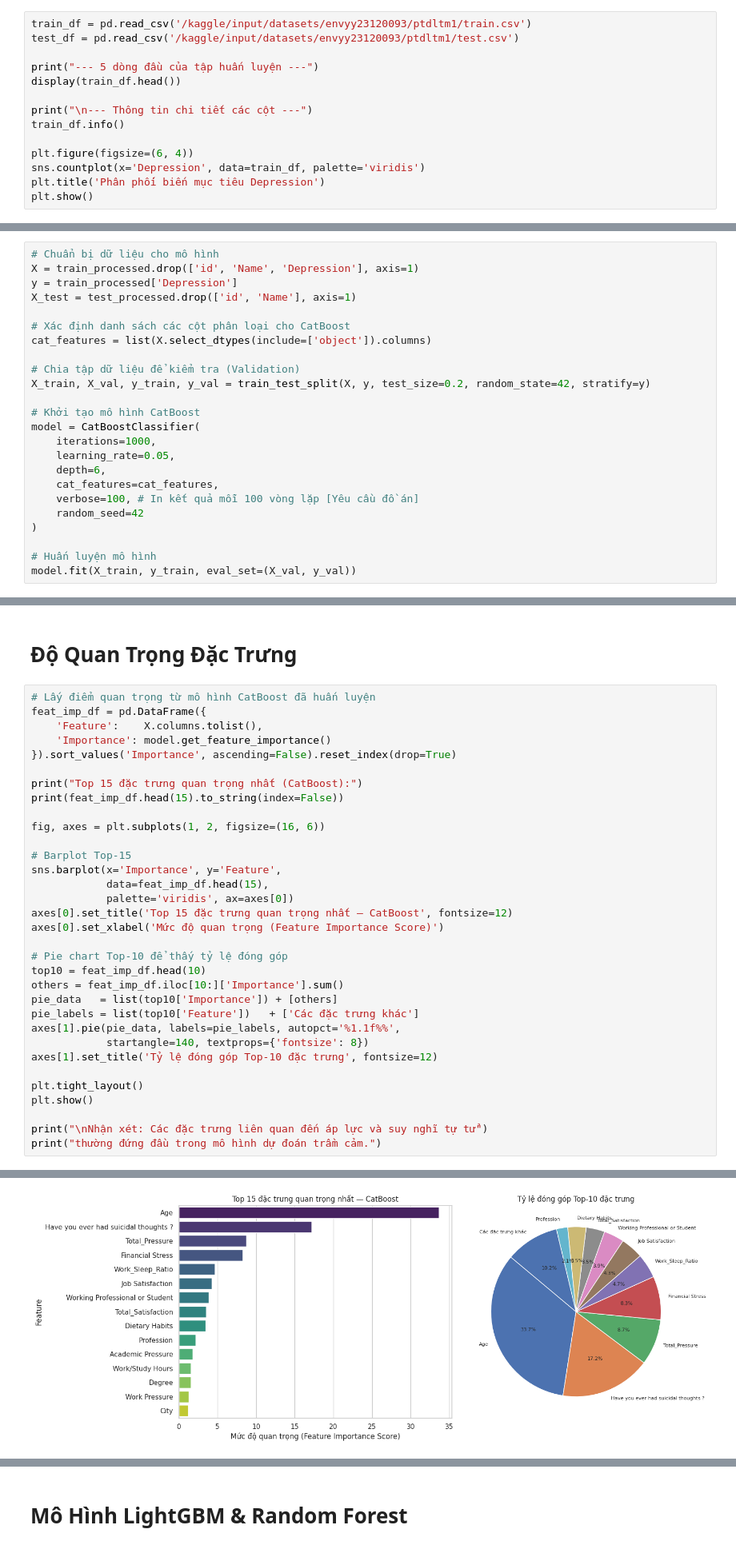
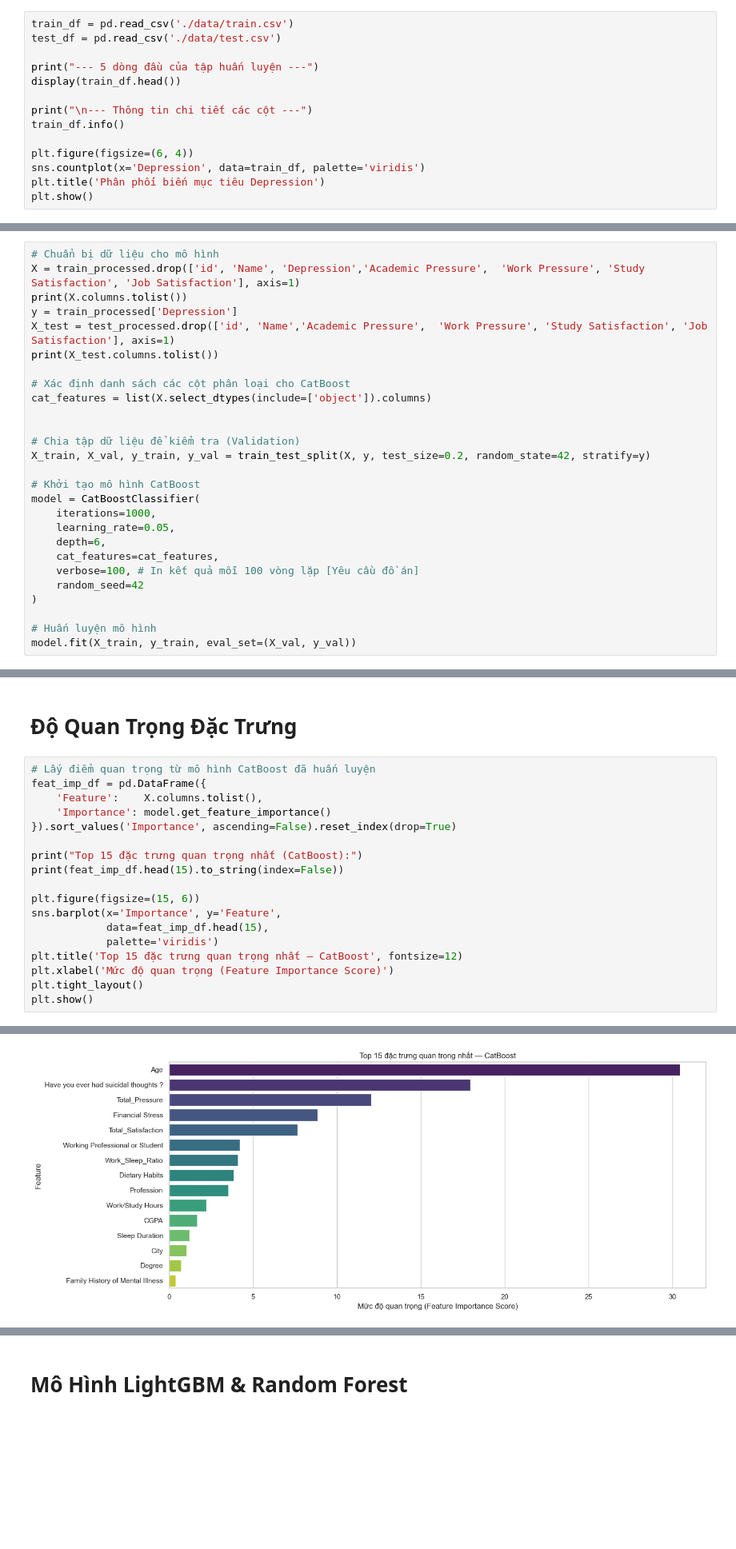
Before and after one commit to vdthcmus123/Exploring-Mental-Health, a Jupyter notebook: notebooks/ptdltm.ipynb, the cells around one changed output, grey strips where cells are left out. Shown at 80% size. Saved outputs shown, nothing was run; the diff lists cells and outputs as text; blank space fills up the shorter version.

Commit message:
sua phan visualization

```diff
--- a/notebooks/ptdltm.ipynb
+++ b/notebooks/ptdltm.ipynb
@@ -56,8 +57,8 @@ pd.set_option('display.max_columns', 25)
 # %% [markdown]
 # Tải Dữ Liệu & Khám Phá Ban Đầu
 # %%
-train_df = pd.read_csv('/kaggle/input/datasets/envyy23120093/ptdltm1/train.csv')
-test_df = pd.read_csv('/kaggle/input/datasets/envyy23120093/ptdltm1/test.csv')
+train_df = pd.read_csv('./data/train.csv')
+test_df = pd.read_csv('./data/test.csv')
 
 print("--- 5 dòng đầu của tập huấn luyện ---")
 display(train_df.head())
@@ -400,12 +628,15 @@ Mức độ tương quan (|r|) với Depression:
 # Xây Dựng Mô Hình — CatBoost
 # %%
 # Chuẩn bị dữ liệu cho mô hình
-X = train_processed.drop(['id', 'Name', 'Depression'], axis=1)
+X = train_processed.drop(['id', 'Name', 'Depression','Academic Pressure',  'Work Pressure', 'Study Satisfaction', 'Job Satisfaction'], axis=1)
+print(X.columns.tolist())
 y = train_processed['Depression']
-X_test = test_processed.drop(['id', 'Name'], axis=1)
+X_test = test_processed.drop(['id', 'Name','Academic Pressure',  'Work Pressure', 'Study Satisfaction', 'Job Satisfaction'], axis=1)
+print(X_test.columns.tolist())
 
 # Xác định danh sách các cột phân loại cho CatBoost
 cat_features = list(X.select_dtypes(include=['object']).columns)
+
 
 # Chia tập dữ liệu để kiểm tra (Validation)
 X_train, X_val, y_train, y_val = train_test_split(X, y, test_size=0.2, random_state=42, stratify=y)
@@ -590,29 +830,14 @@ feat_imp_df = pd.DataFrame({
 print("Top 15 đặc trưng quan trọng nhất (CatBoost):")
 print(feat_imp_df.head(15).to_string(index=False))
 
-fig, axes = plt.subplots(1, 2, figsize=(16, 6))
-
-# Barplot Top-15
+plt.figure(figsize=(15, 6))
 sns.barplot(x='Importance', y='Feature',
             data=feat_imp_df.head(15),
-            palette='viridis', ax=axes[0])
-axes[0].set_title('Top 15 đặc trưng quan trọng nhất — CatBoost', fontsize=12)
-axes[0].set_xlabel('Mức độ quan trọng (Feature Importance Score)')
-
-# Pie chart Top-10 để thấy tỷ lệ đóng góp
-top10 = feat_imp_df.head(10)
-others = feat_imp_df.iloc[10:]['Importance'].sum()
-pie_data   = list(top10['Importance']) + [others]
-pie_labels = list(top10['Feature'])   + ['Các đặc trưng khác']
-axes[1].pie(pie_data, labels=pie_labels, autopct='%1.1f%%',
-            startangle=140, textprops={'fontsize': 8})
-axes[1].set_title('Tỷ lệ đóng góp Top-10 đặc trưng', fontsize=12)
-
+            palette='viridis')
+plt.title('Top 15 đặc trưng quan trọng nhất — CatBoost', fontsize=12)
+plt.xlabel('Mức độ quan trọng (Feature Importance Score)')
 plt.tight_layout()
 plt.show()
-
-print("\nNhận xét: Các đặc trưng liên quan đến áp lực và suy nghĩ tự tử")
-print("thường đứng đầu trong mô hình dự đoán trầm cảm.")
 # %% [output]
 Top 15 đặc trưng quan trọng nhất (CatBoost):
                               Feature  Importance
@@ -634 +859 @@ Have you ever had suicidal thoughts ?   17.193531
-[figure, old version]
+[figure, new version]
```
Also changed, not shown: parts of 33 cells of this notebook.
